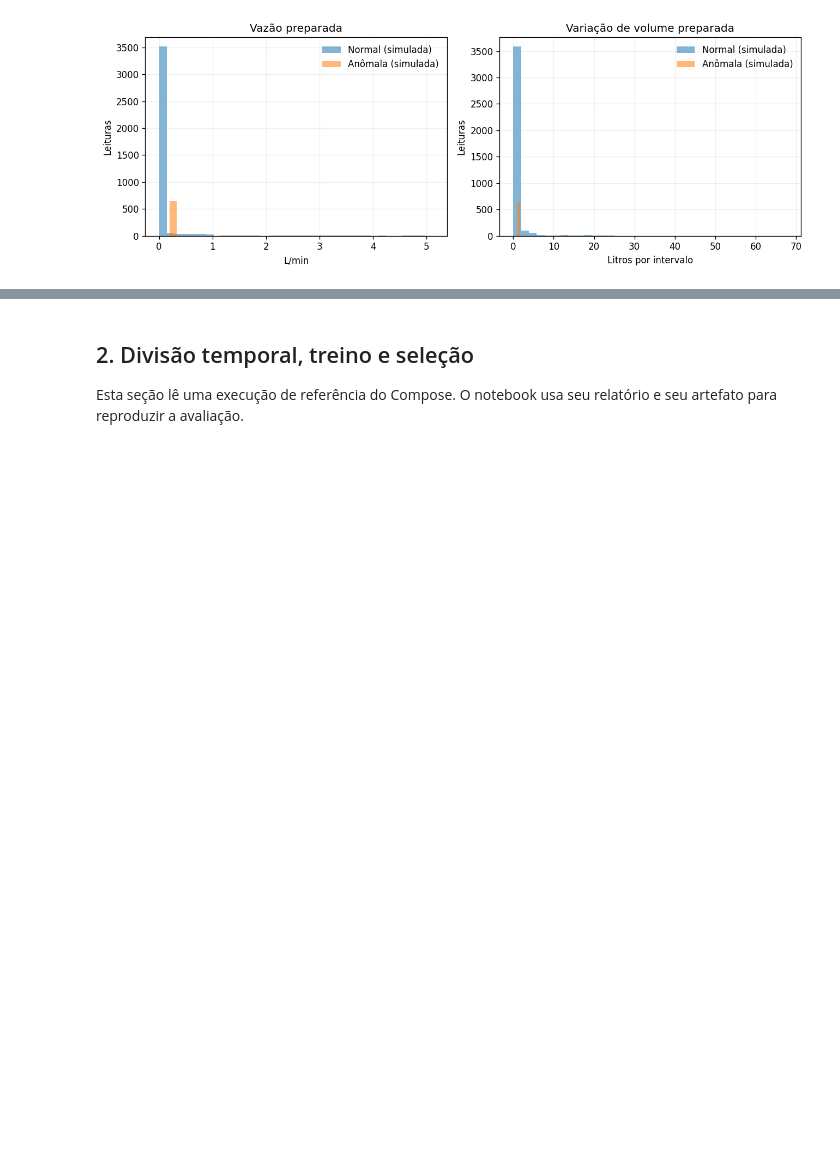
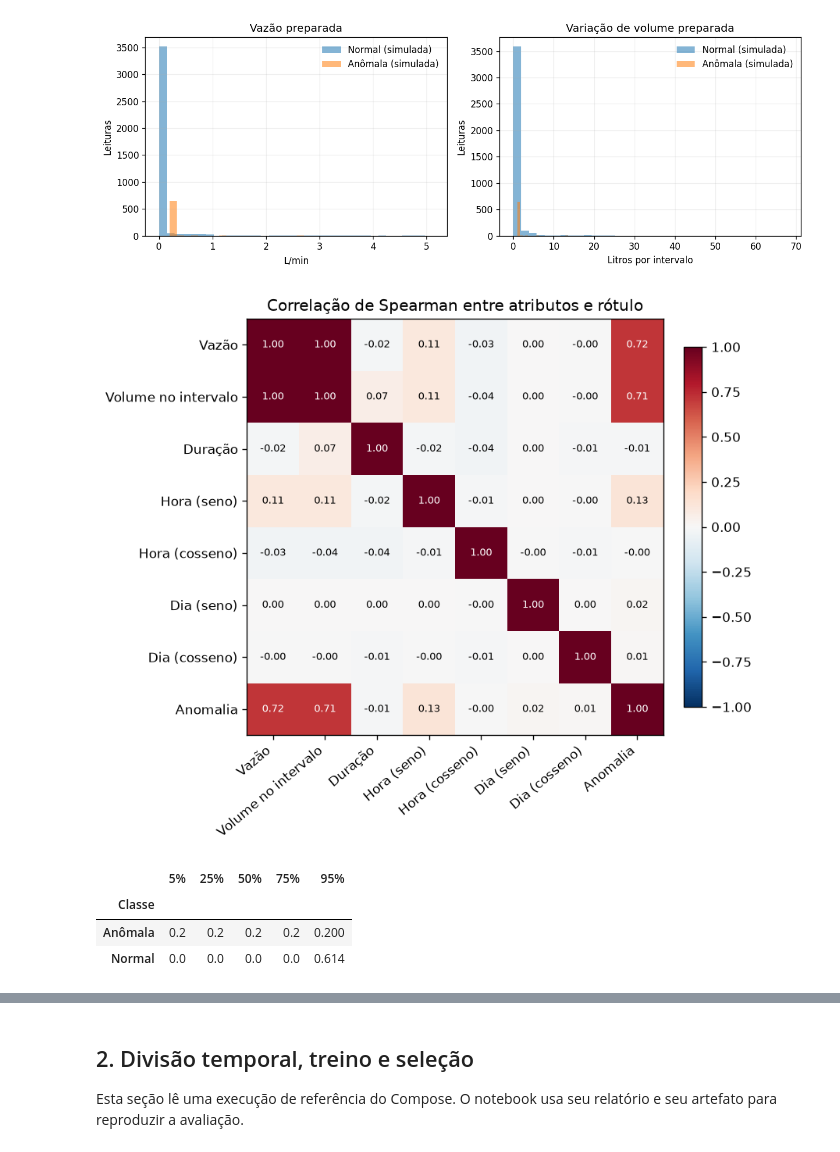
Before and after one commit to GuilhermeRangel1/aquaflow, a Jupyter notebook: ml/notebooks/01_ciclo_completo_de_ml_aquaflow.ipynb, the cells around one changed output, grey strips where cells are left out. Saved outputs shown, nothing was run; the diff lists cells and outputs as text; code cells hidden in the pictures; blank space fills up the shorter version.

```diff
--- a/ml/notebooks/01_ciclo_completo_de_ml_aquaflow.ipynb
+++ b/ml/notebooks/01_ciclo_completo_de_ml_aquaflow.ipynb
@@ -182,3 +237,27 @@ for ax in axes: ax.legend(frameon=False)
 fig.tight_layout(); fig.savefig(FIGURES_DIR / "03-features-por-classe.png", bbox_inches="tight"); plt.show()
 # %% [output]
 [figure]
+# %%
+names_pt = {"flow_rate_liters_minute": "Vazão", "volume_delta_liters": "Volume no intervalo",
+            "elapsed_minutes": "Duração", "local_hour_sin": "Hora (seno)", "local_hour_cos": "Hora (cosseno)",
+            "local_weekday_sin": "Dia (seno)", "local_weekday_cos": "Dia (cosseno)", "anomaly_label": "Anomalia"}
+corr = features.assign(anomaly_label=labels["anomaly_label"]).rename(columns=names_pt).corr(method="spearman")
+fig, ax = plt.subplots(figsize=(7, 6), layout="constrained")
+image = ax.imshow(corr, cmap="RdBu_r", vmin=-1, vmax=1)
+ax.set_xticks(range(len(corr)), corr.columns, rotation=40, ha="right"); ax.set_yticks(range(len(corr)), corr.columns)
+for row in range(len(corr)):
+    for col in range(len(corr)):
+        value = corr.iloc[row, col]
+        ax.text(col, row, f"{value:.2f}", ha="center", va="center", fontsize=8, color="white" if abs(value) > 0.6 else "black")
+ax.grid(False); ax.set_title("Correlação de Spearman entre atributos e rótulo")
+fig.colorbar(image, ax=ax, shrink=0.8)
+fig.savefig(FIGURES_DIR / "11-correlacao.png", bbox_inches="tight"); plt.show()
+quantiles = features.assign(Classe=labels["anomaly_label"].map({0: "Normal", 1: "Anômala"})).groupby("Classe")["flow_rate_liters_minute"].quantile([0.05, 0.25, 0.5, 0.75, 0.95]).unstack().round(3)
+quantiles.columns = [f"{q:.0%}" for q in quantiles.columns]
+quantiles
+# %% [output]
+[figure, added]
+|  | 5% | 25% | 50% | 75% | 95% |
+| Classe |  |  |  |  |  |
+| Anômala | 0.2 | 0.2 | 0.2 | 0.2 | 0.200 |
+| Normal | 0.0 | 0.0 | 0.0 | 0.0 | 0.614 |
```
Also changed, not shown: parts of 10 cells of this notebook, 1 other file.
